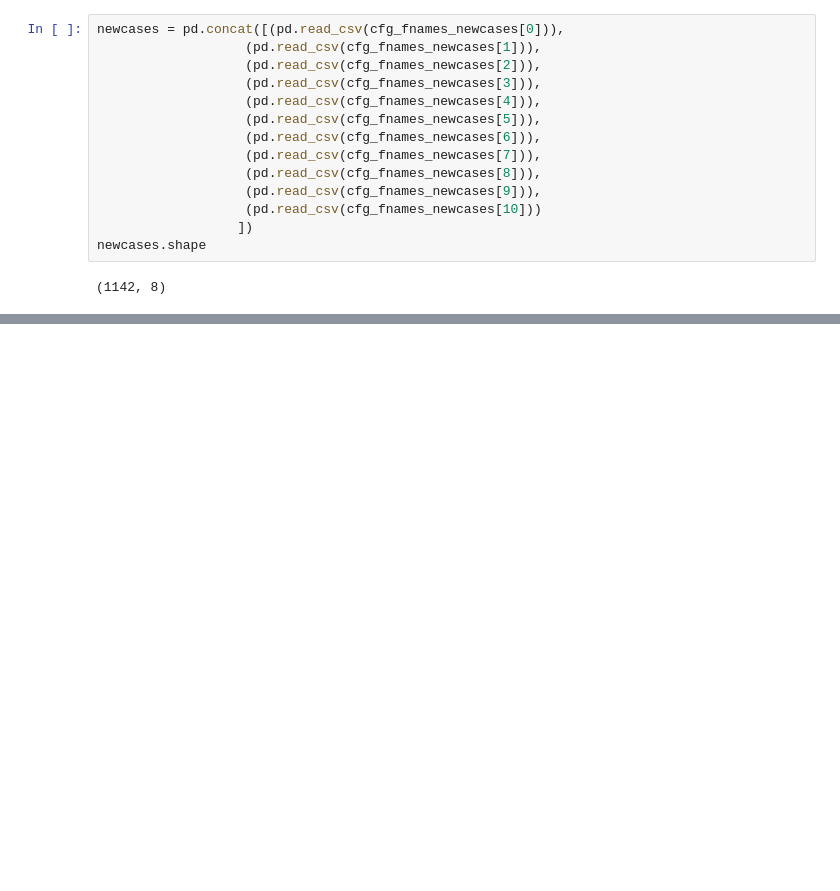
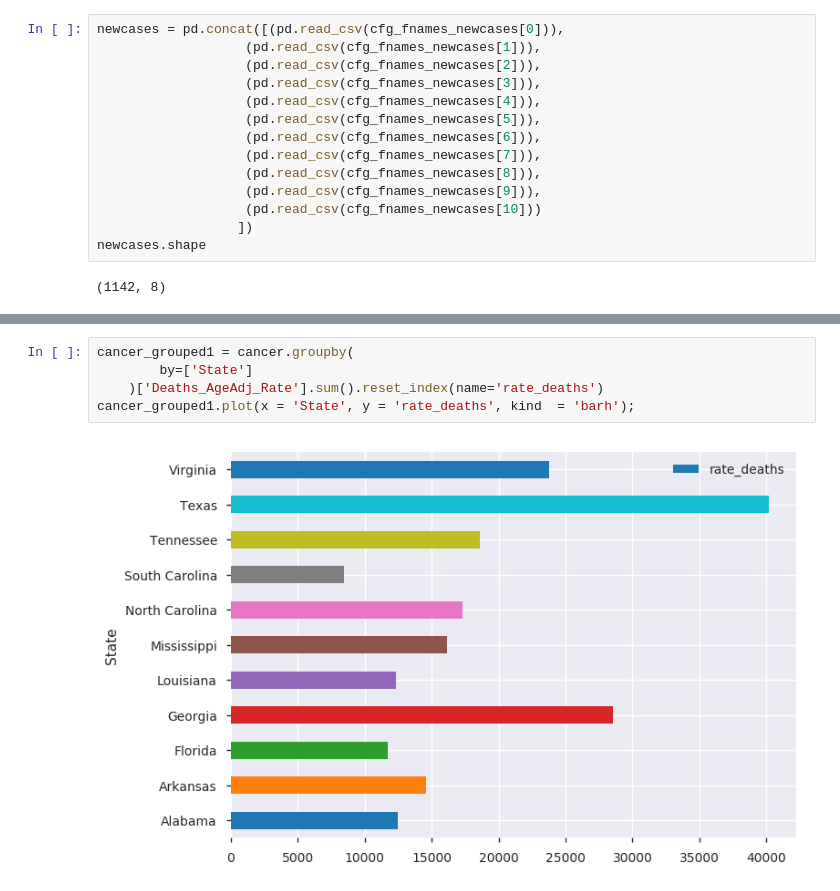
Before and after one commit to Ashutosh-Singhal/Cancer_SHD_TN, a Jupyter notebook: Data_loading_Cleaning.ipynb, the cells around one changed output, grey strips where cells are left out. Drawn from its saved outputs; the diff is of its cells as text; blank space fills up the shorter version.

```diff
--- a/Data_loading_Cleaning.ipynb
+++ b/Data_loading_Cleaning.ipynb
@@ -367,0 +505,7 @@ deaths.head()
+# %%
+cancer_grouped1 = cancer.groupby(
+        by=['State']
+    )['Deaths_AgeAdj_Rate'].sum().reset_index(name='rate_deaths')
+cancer_grouped1.plot(x = 'State', y = 'rate_deaths', kind  = 'barh');
+# %% [output]
+[figure, added]
```
Also changed, not shown: parts of 55 cells of this notebook.
